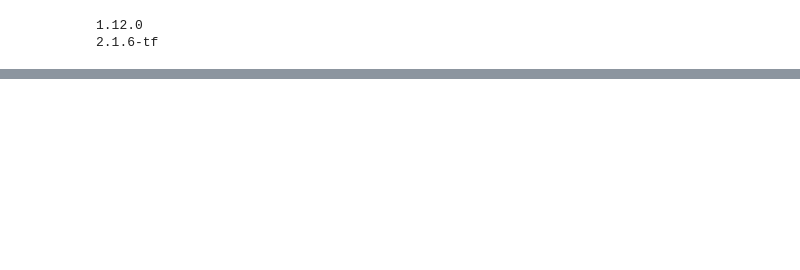
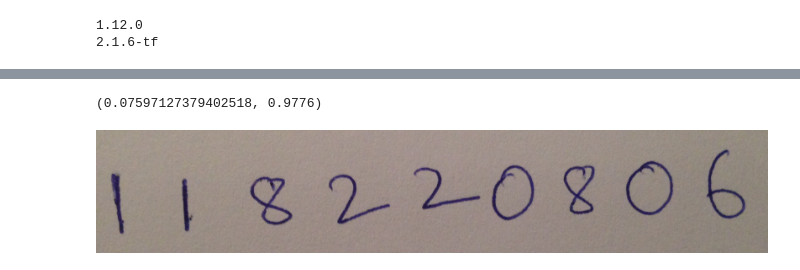
Before and after one commit to joseph-neeraj/AM6016-CA1, a Jupyter notebook: CA1_Sol.ipynb, the cells around one changed output, grey strips where cells are left out. Saved outputs shown, nothing was run; the diff lists cells and outputs as text; code cells hidden in the pictures; blank space fills up the shorter version.

```diff
--- a/CA1_Sol.ipynb
+++ b/CA1_Sol.ipynb
@@ -55,0 +72,9 @@ ValueError: Error when checking target: expected dense_1 to have shape (10,) but
+# %%
+test_loss, test_acc
+# %% [output]
+(0.07597127379402518, 0.9776)
+# %%
+image = Image.open("std_num.JPG")
+image
+# %% [output]
+[figure, added]
```
Also changed, not shown: parts of 10 cells of this notebook, 1 other file.
